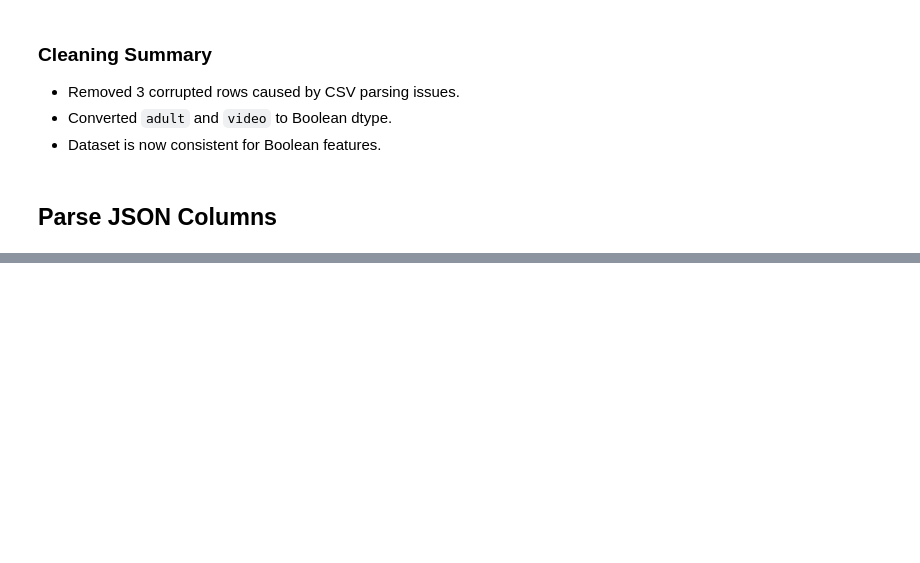
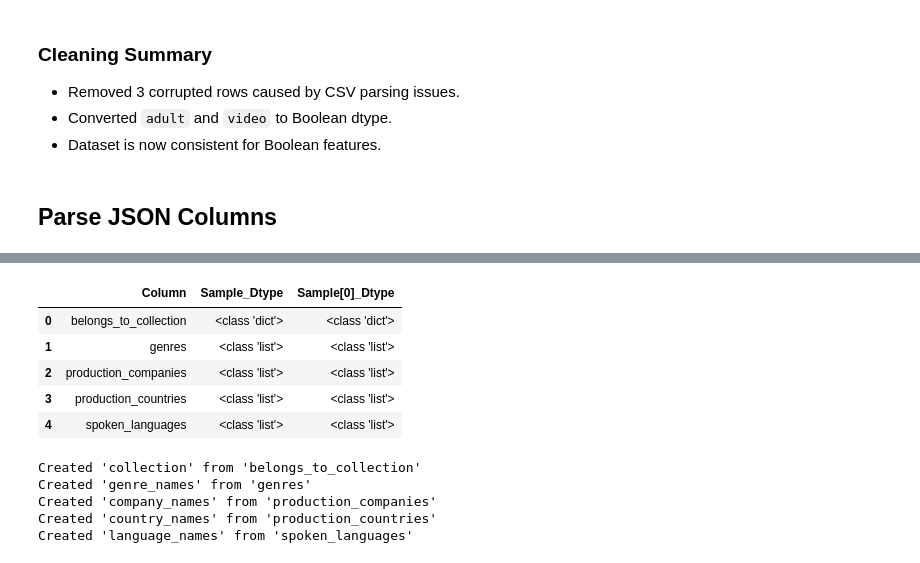
Before and after one commit to Hna2005/movie-runtime-analysis, a Jupyter notebook: notebooks/02-data-cleaning.ipynb, the cells around one changed output, grey strips where cells are left out. Cells and saved outputs as stored; diff of their text form; code cells hidden in the pictures; blank space fills up the shorter version.

```diff
--- a/notebooks/02-data-cleaning.ipynb
+++ b/notebooks/02-data-cleaning.ipynb
@@ -116,0 +127,73 @@ sample = data["genres"].iloc[0]
+# %%
+# Convert string representations to actual Python objects
+
+import ast
+
+def parse_json_column(series):
+    """Safely convert string representations of JSON to Python objects."""
+    return series.apply(
+        lambda x: ast.literal_eval(x) if isinstance(x, str) else x
+    )
+
+# Apply parsing to all JSON columns
+for col in json_columns:
+    data[col] = parse_json_column(data[col])
+# %%
+# Check data types after conversion
+
+final_dtype = pd.DataFrame({
+    'Column': json_columns,
+    'Sample_Dtype': [type(data[col].iloc[0]) for col in json_columns],
+    'Sample[0]_Dtype': [ type([data[col].iloc[0]][0]) for col in json_columns]
+})
+
+final_dtype
+# %% [output]
+|  | Column | Sample_Dtype | Sample[0]_Dtype |
+| 0 | belongs_to_collection | <class 'dict'> | <class 'dict'> |
+| 1 | genres | <class 'list'> | <class 'list'> |
+| 2 | production_companies | <class 'list'> | <class 'list'> |
+| 3 | production_countries | <class 'list'> | <class 'list'> |
+| 4 | spoken_languages | <class 'list'> | <class 'list'> |
+# %%
+# Extract names from JSON columns (list of dicts or single dict)
+
+def extract_names(items):
+    """
+    Extract 'name' values from a list of dictionaries or a single dictionary.
+    """
+    # Handle None or NaN values
+    # Check type first to avoid pandas ValueError
+    if items is None:
+        return []
+    if isinstance(items, float) and pd.isna(items):
+        return []
+
+    # Input is a list of dictionaries
+    if isinstance(items, list):
+        # List comprehension with safety checks
+        return [
+            item.get('name', '')
+            for item in items
+            if isinstance(item, dict) and item.get('name')
+        ]
+
+    # Input is a single dictionary (belongs_to_collection)
+    elif isinstance(items, dict):
+        name = items.get('name', '')
+        return [name] if name else []
+
+    # Any other data type (invalid)
+    return []
+
+
+# Apply extraction to all columns
+for col, new_col in zip(json_columns, parse_columns):
+    data[new_col] = data[col].apply(extract_names)
+    print(f"Created '{new_col}' from '{col}'")
+# %% [output]
+Created 'collection' from 'belongs_to_collection'
+Created 'genre_names' from 'genres'
+Created 'company_names' from 'production_companies'
+Created 'country_names' from 'production_countries'
+Created 'language_names' from 'spoken_languages'
```
Also changed, not shown: parts of 6 cells of this notebook.
